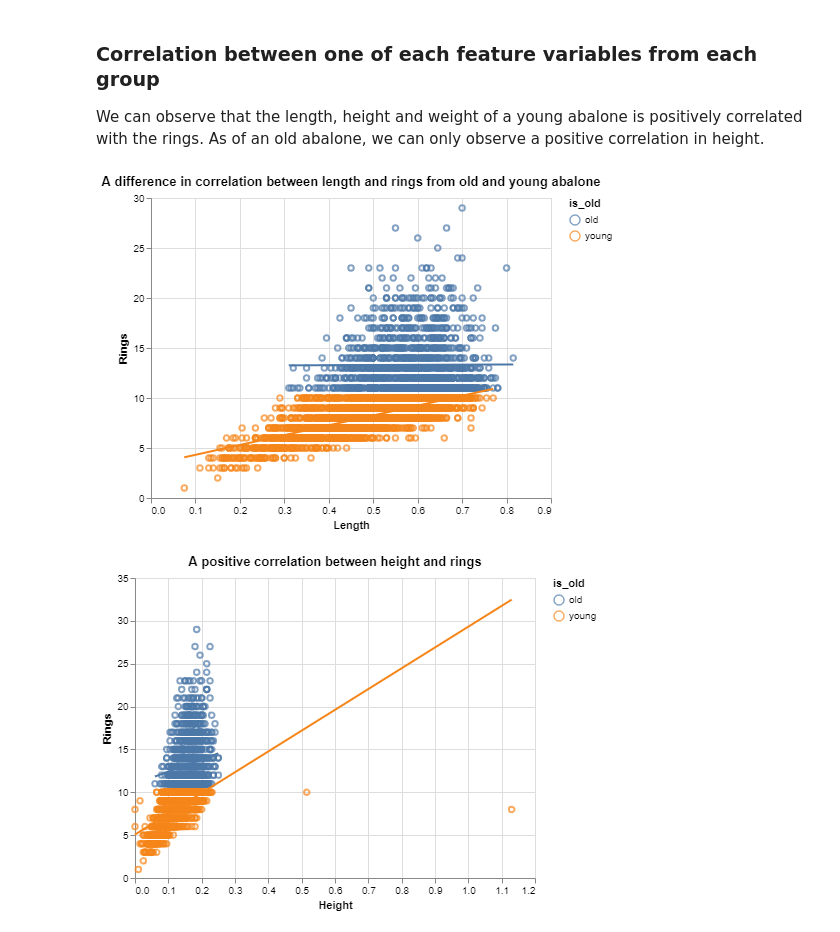
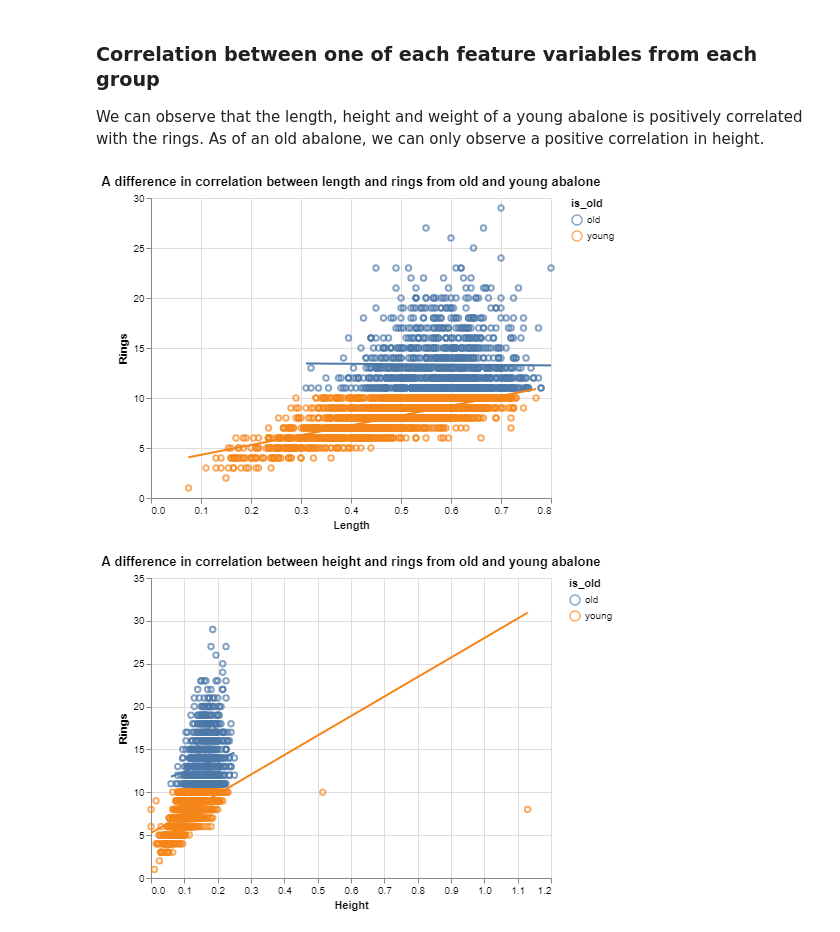
Before and after one commit to veerupandey/abalone_age_classification, a Jupyter notebook: src/eda/eda.ipynb, the cells around one changed output. Cells and saved outputs as stored; diff of their text form; code cells hidden in the pictures.

```diff
--- a/src/eda/eda.ipynb
+++ b/src/eda/eda.ipynb
@@ -29,6 +29,10 @@ df
 | 4175 | F | 0.625 | 0.485 | 0.150 | 1.0945 | 0.5310 | 0.2610 | 0.2960 | ... |
 | 4176 | M | 0.710 | 0.555 | 0.195 | 1.9485 | 0.9455 | 0.3765 | 0.4950 | ... |
 4177 rows × 10 columns
+# %%
+# train test split
+from sklearn.model_selection import train_test_split
+train_df, test_df = train_test_split(df, test_size = 0.2, random_state = 123)
 # %% [markdown]
 ### Target variables distribution
 We can observe a slightly right skewed distribution of `rings`. We set the threshold for old abalone as `rings > 10` and we get an unbalanced distribution of old and young abalone.
@@ -89,21 +93,21 @@ alt.Chart(corr_df).mark_rect().encode(
 ### Correlation between one of each feature variables from each group
 We can observe that the length, height and weight of a young abalone is positively correlated with the rings. As of an old abalone, we can only observe a positive correlation in height.
 # %%
-point_length = alt.Chart(df, title = 'A difference in correlation between length and rings from old and young abalone').mark_point().encode(
+point_length = alt.Chart(train_df, title = 'A difference in correlation between length and rings from old and young abalone').mark_point().encode(
     x = alt.X('length', title = 'Length'),
     y = alt.Y('rings', title = 'Rings'),
     color = 'is_old'
 )
 point_length + point_length.transform_regression('length', 'rings', groupby = ['is_old']).mark_line(color = 'red')
 # %% [output]
-[figure, old version]
+[figure, new version]
 # %%
-point_height = alt.Chart(df, title = 'A difference in correlation between height and rings from old and young abalone').mark_point().encode(
+point_height = alt.Chart(train_df, title = 'A difference in correlation between height and rings from old and young abalone').mark_point().encode(
     x = alt.X('height', title = 'Height'),
     y = alt.Y('rings', title = 'Rings'),
     color = 'is_old'
 )
 point_height + point_height.transform_regression('height', 'rings', groupby = ['is_old']).mark_line(color = 'red')
 # %% [output]
-[figure, old version]
+[figure, new version]
 # %%
```
Also changed, not shown: parts of 5 cells of this notebook, 3 other files.
